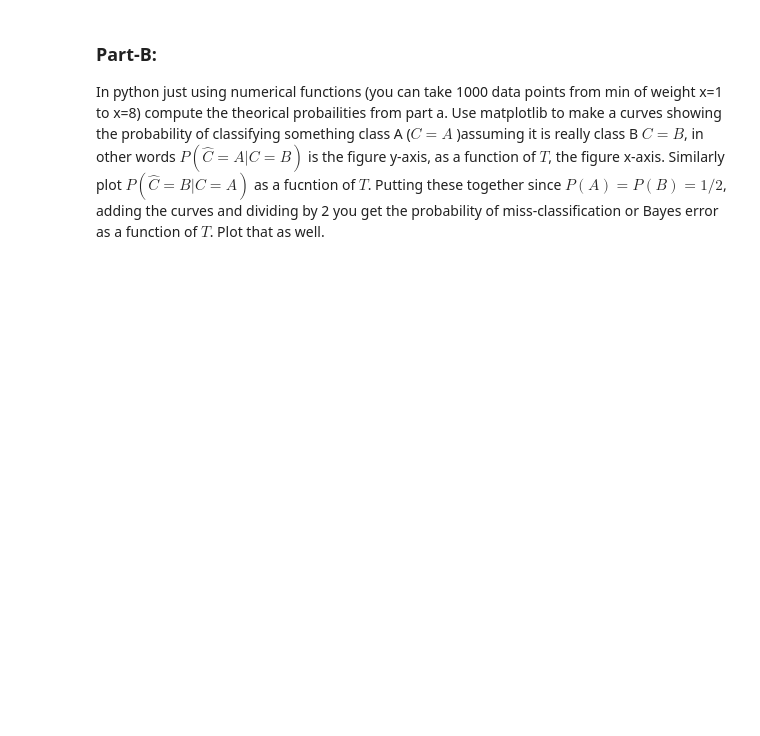
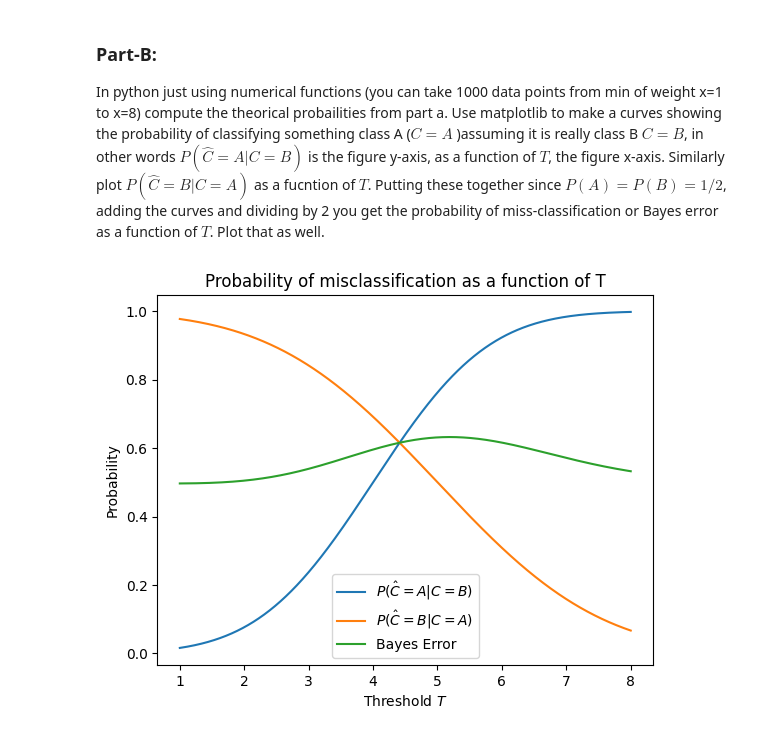
Before and after one commit to DataScienceAndEngineering/hw1p6-s23-classification-of-1-d-data-and-bayes-error-sumaiya008, a Jupyter notebook: Bayes_Error_Sumaiya_uddin.ipynb, the cells around one changed output. Drawn from its saved outputs; the diff is of its cells as text; code cells hidden in the pictures; blank space fills up the shorter version.

Commit message:
plotting first graph

```diff
--- a/Bayes_Error_Sumaiya_uddin.ipynb
+++ b/Bayes_Error_Sumaiya_uddin.ipynb
@@ -72,0 +85,13 @@ P_error = 0.5 * (P_A_B + P_B_A)
+# %%
+# Plot the results
+plt.plot(T, P_A_B, label='$P(\\hat{C}=A|C=B)$')
+plt.plot(T, P_B_A, label='$P(\\hat{C}=B|C=A)$')
+plt.plot(T, P_error, label='Bayes Error')
+
+plt.xlabel('Threshold $T$')
+plt.ylabel('Probability')
+plt.title('Probability of misclassification as a function of T')
+plt.legend()
+plt.show()
+# %% [output]
+[figure, added]
```
Also changed, not shown: parts of 10 cells of this notebook.
